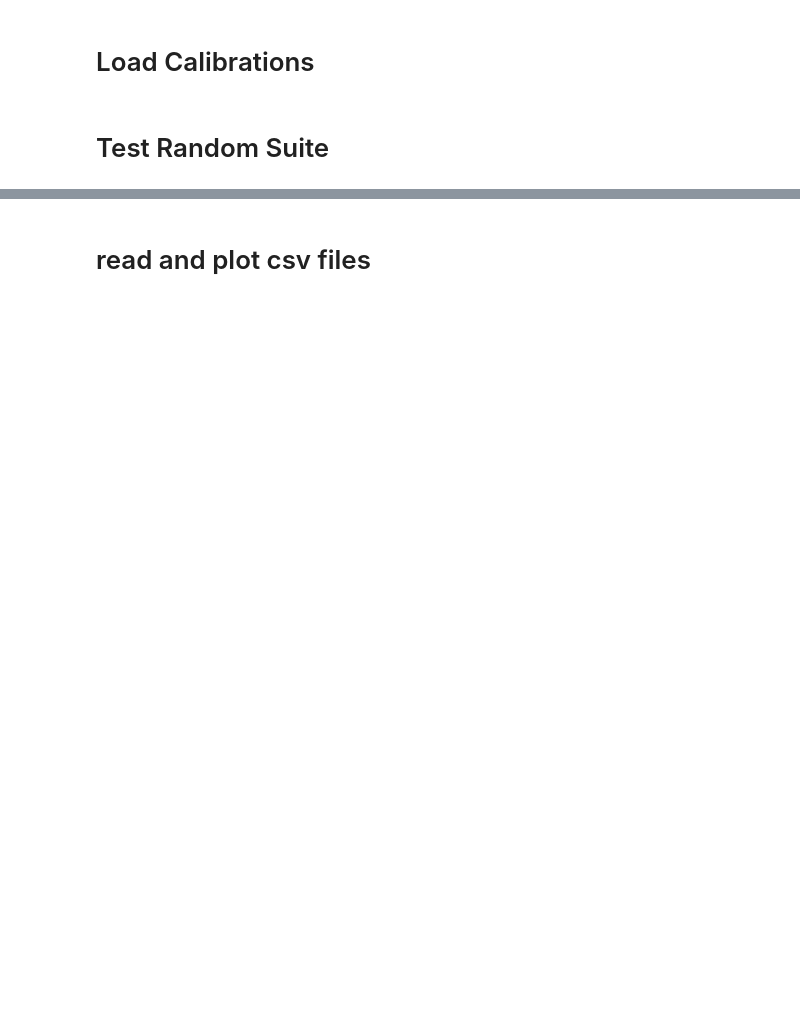
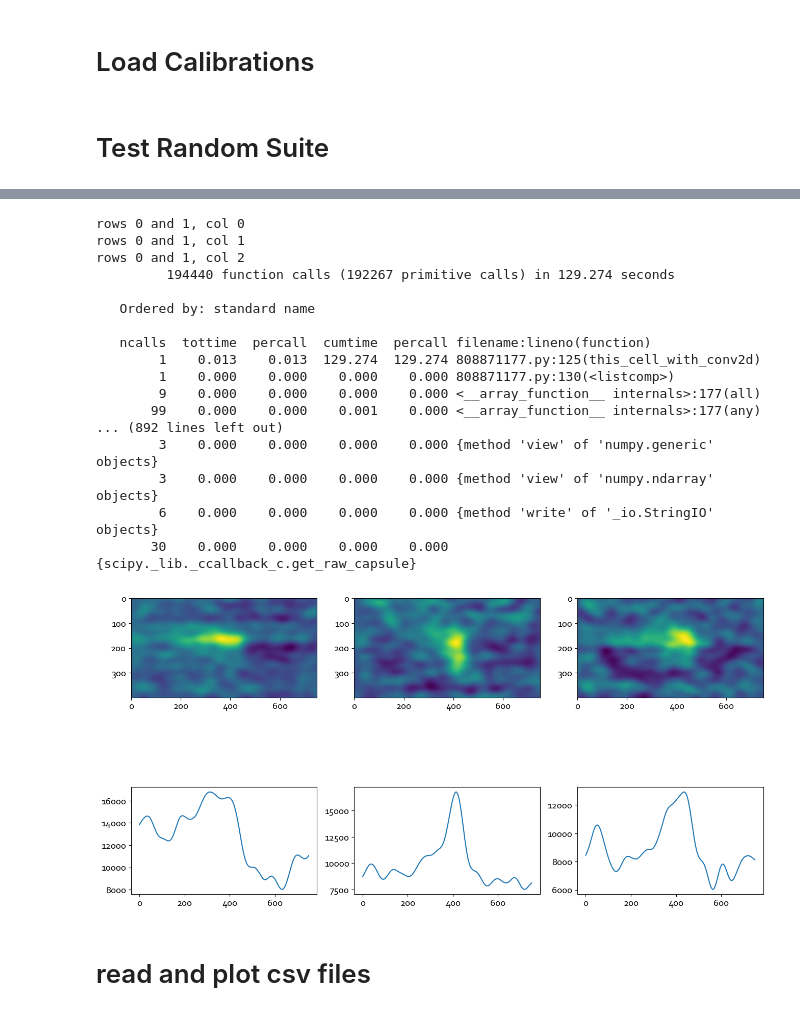
Before and after one commit to willowdpring/LanexPointingLib, a Jupyter notebook: testing.ipynb, the cells around one changed output, grey strips where cells are left out. Saved outputs shown, nothing was run; the diff lists cells and outputs as text; code cells hidden in the pictures; blank space fills up the shorter version.

```diff
--- a/testing.ipynb
+++ b/testing.ipynb
@@ -179,3 +315,24 @@ IndexError: index 2 is out of bounds for axis 0 with size 2
+# %%
+cProfile.run("this_cell_with_conv2d()")
+# %% [output]
+rows 0 and 1, col 0
+rows 0 and 1, col 1
+rows 0 and 1, col 2
+         194440 function calls (192267 primitive calls) in 129.274 seconds
+
+   Ordered by: standard name
+
+   ncalls  tottime  percall  cumtime  percall filename:lineno(function)
+        1    0.013    0.013  129.274  129.274 808871177.py:125(this_cell_with_conv2d)
+        1    0.000    0.000    0.000    0.000 808871177.py:130(<listcomp>)
+        9    0.000    0.000    0.000    0.000 <__array_function__ internals>:177(all)
+       99    0.000    0.000    0.001    0.000 <__array_function__ internals>:177(any)
+... (892 lines left out)
+        3    0.000    0.000    0.000    0.000 {method 'view' of 'numpy.generic' objects}
+        3    0.000    0.000    0.000    0.000 {method 'view' of 'numpy.ndarray' objects}
+        6    0.000    0.000    0.000    0.000 {method 'write' of '_io.StringIO' objects}
+       30    0.000    0.000    0.000    0.000 {scipy._lib._ccallback_c.get_raw_capsule}
+[figure, added]
 # %% [markdown]
 # read and plot csv files
 # %%
```
Also changed, not shown: parts of 7 cells of this notebook, 2 other files.
